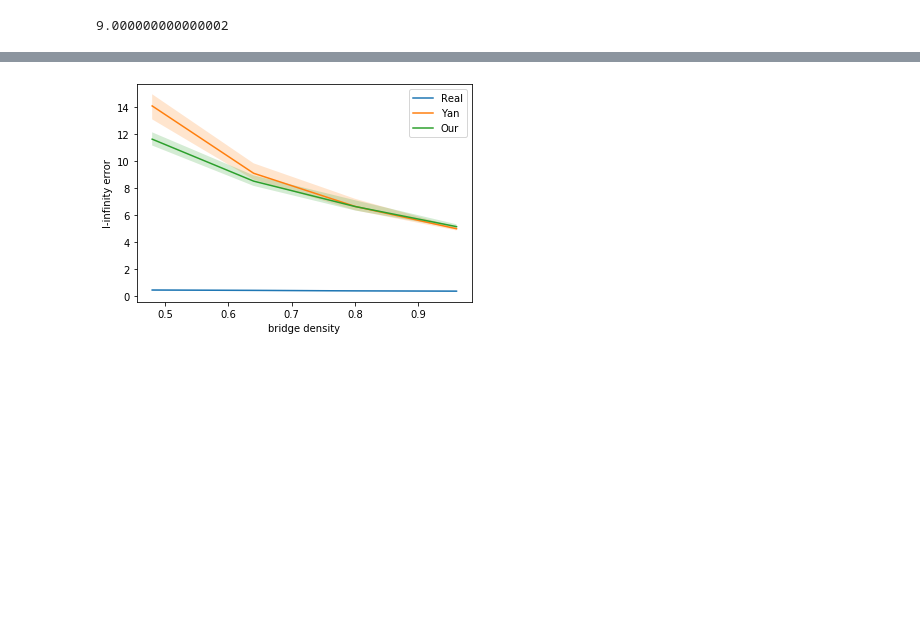
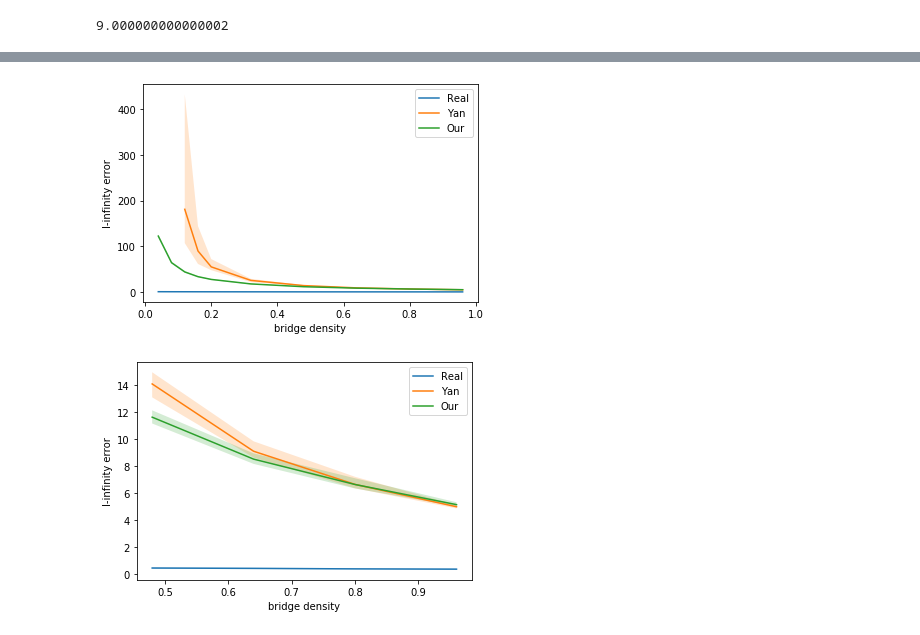
Before and after one commit to MountLee/btl_ell_infinity_general_topo, a Jupyter notebook: Island_graph.ipynb, the cells around one changed output, grey strips where cells are left out. Drawn from its saved outputs; the diff is of its cells as text; code cells hidden in the pictures; blank space fills up the shorter version.

```diff
--- a/general_comparison_graph.ipynb
+++ b/Island_graph.ipynb
@@ -879,4 +543,21 @@ plt.savefig('barbell-1.pdf')
 [figure]
+# %%
+i = 4
+# plt.fill_between(bridge_list / (n1 * n2), l_infty_beta_list - 2*std_l_infty_beta_list, l_infty_beta_list + 2*std_l_infty_beta_list, alpha = 0.2)
+plt.fill_between(bridge_list[i:] / (n1 * n2), bar_l_infty_beta_list[i:,0], bar_l_infty_beta_list[i:,1], alpha = 0.2)
+plt.plot(bridge_list[i:] / (n1 * n2), l_infty_beta_list[i:])
+plt.fill_between(bridge_list[i:] / (n1 * n2), bar_yan_list[i:,0], bar_yan_list[i:,1], alpha = 0.2)
+plt.plot(bridge_list[i:] / (n1 * n2), bound_yan_list[i:])
+# plt.plot(bridge_list / (n1 * n2), bound_shah_list)
+plt.fill_between(bridge_list[i:] / (n1 * n2), bar_our_list[i:,0], bar_our_list[i:,1], alpha = 0.2)
+plt.plot(bridge_list[i:] / (n1 * n2), bound_our_list[i:])
+# plt.legend(['Real','Yan','Shah','Our'])
+plt.legend(['Real','Yan','Our'])
+plt.xlabel('bridge density')
+plt.ylabel('l-infinity error')
+plt.savefig('barbell-11.pdf')
+# %% [output]
+[figure, added]
 # %%
 i = 10
 # plt.fill_between(bridge_list / (n1 * n2), l_infty_beta_list - 2*std_l_infty_beta_list, l_infty_beta_list + 2*std_l_infty_beta_list, alpha = 0.2)
```
Also changed, not shown: parts of 39 cells of this notebook, 4 other files.
